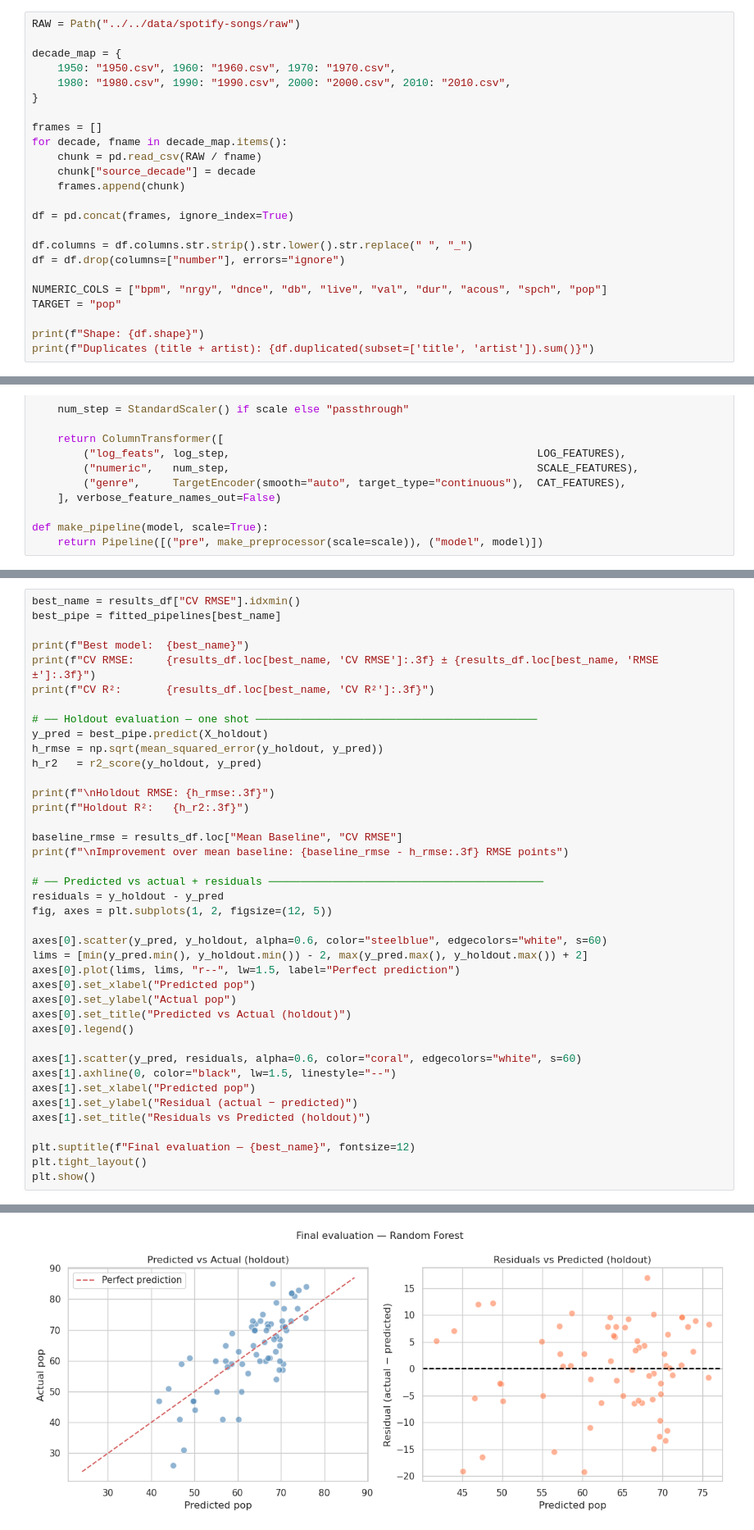
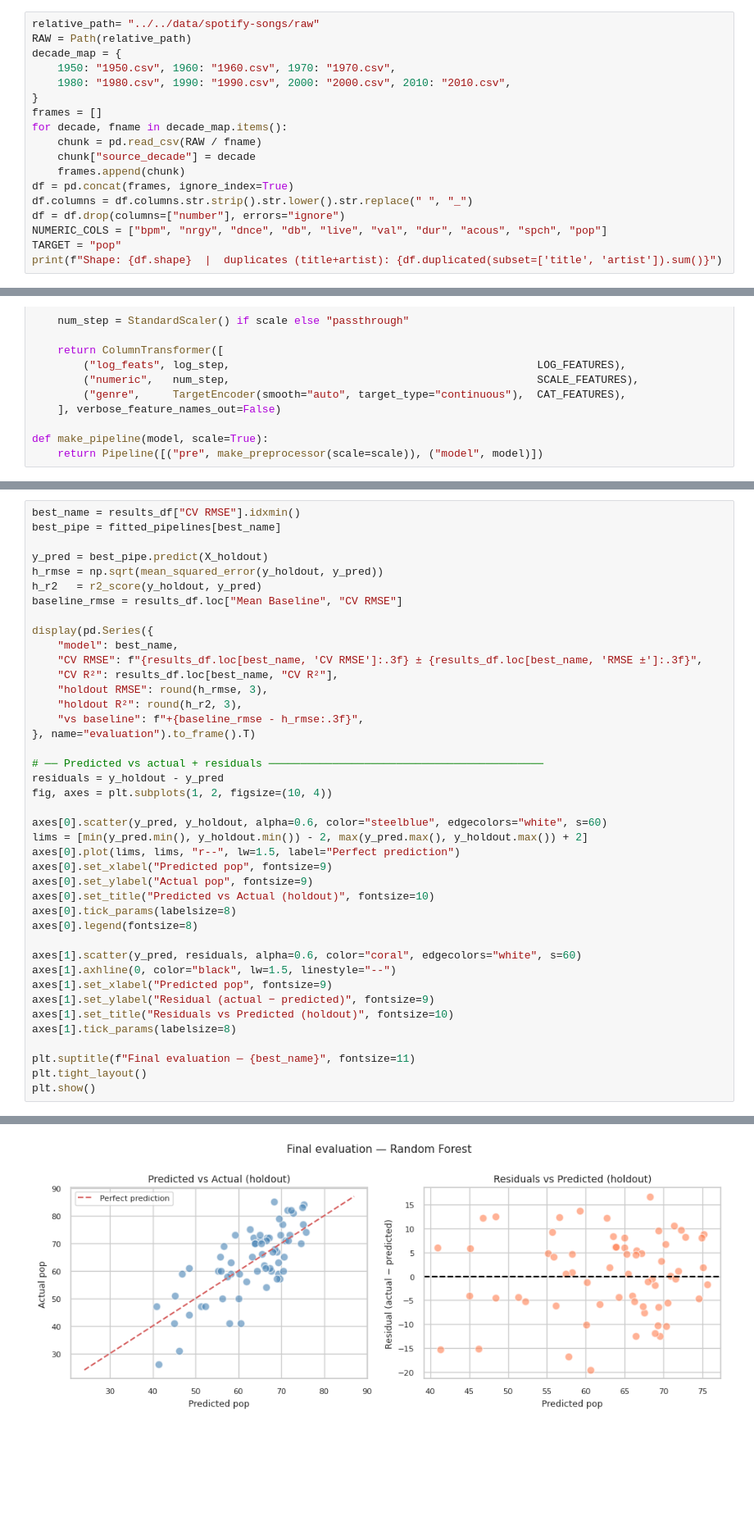
Before and after one commit to nathanorm/stats-notebook, a Jupyter notebook: notebooks/machine-learning/01-ml-tasks.ipynb, the cells around one changed output, grey strips where cells are left out. Shown at 82% size. Cells and saved outputs as stored; diff of their text form; blank space fills up the shorter version.

```diff
--- a/notebooks/machine-learning/01-ml-tasks.ipynb
+++ b/notebooks/machine-learning/01-ml-tasks.ipynb
@@ -34,27 +52,21 @@ plt.rcParams["figure.dpi"] = 100
 
 Each subsection investigates a specific aspect of the data, records an observation, and (where relevant) records a cleaning decision. All decisions are applied together at the end of this step.
 # %%
-RAW = Path("../../data/spotify-songs/raw")
-
+relative_path= "../../data/spotify-songs/raw"
+RAW = Path(relative_path)
 decade_map = {
     1950: "1950.csv", 1960: "1960.csv", 1970: "1970.csv",
     1980: "1980.csv", 1990: "1990.csv", 2000: "2000.csv", 2010: "2010.csv",
 }
-
 frames = []
 for decade, fname in decade_map.items():
     chunk = pd.read_csv(RAW / fname)
     chunk["source_decade"] = decade
     frames.append(chunk)
-
 df = pd.concat(frames, ignore_index=True)
-
 df.columns = df.columns.str.strip().str.lower().str.replace(" ", "_")
 df = df.drop(columns=["number"], errors="ignore")
-
 NUMERIC_COLS = ["bpm", "nrgy", "dnce", "db", "live", "val", "dur", "acous", "spch", "pop"]
 TARGET = "pop"
-
-print(f"Shape: {df.shape}")
-print(f"Duplicates (title + artist): {df.duplicated(subset=['title', 'artist']).sum()}")
+print(f"Shape: {df.shape}  |  duplicates (title+artist): {df.duplicated(subset=['title', 'artist']).sum()}")
 # %% [output]
@@ -485,40 +450,41 @@ The holdout set (66 songs) has not been touched at any point during training or
 best_name = results_df["CV RMSE"].idxmin()
 best_pipe = fitted_pipelines[best_name]
 
-print(f"Best model:  {best_name}")
-print(f"CV RMSE:     {results_df.loc[best_name, 'CV RMSE']:.3f} ± {results_df.loc[best_name, 'RMSE ±']:.3f}")
-print(f"CV R²:       {results_df.loc[best_name, 'CV R²']:.3f}")
-
-# ── Holdout evaluation — one shot ────────────────────────────────────────────
 y_pred = best_pipe.predict(X_holdout)
 h_rmse = np.sqrt(mean_squared_error(y_holdout, y_pred))
 h_r2   = r2_score(y_holdout, y_pred)
+baseline_rmse = results_df.loc["Mean Baseline", "CV RMSE"]
 
-print(f"\nHoldout RMSE: {h_rmse:.3f}")
-print(f"Holdout R²:   {h_r2:.3f}")
-
-baseline_rmse = results_df.loc["Mean Baseline", "CV RMSE"]
-print(f"\nImprovement over mean baseline: {baseline_rmse - h_rmse:.3f} RMSE points")
+display(pd.Series({
+    "model": best_name,
+    "CV RMSE": f"{results_df.loc[best_name, 'CV RMSE']:.3f} ± {results_df.loc[best_name, 'RMSE ±']:.3f}",
+    "CV R²": results_df.loc[best_name, "CV R²"],
+    "holdout RMSE": round(h_rmse, 3),
+    "holdout R²": round(h_r2, 3),
+    "vs baseline": f"+{baseline_rmse - h_rmse:.3f}",
+}, name="evaluation").to_frame().T)
 
 # ── Predicted vs actual + residuals ───────────────────────────────────────────
 residuals = y_holdout - y_pred
-fig, axes = plt.subplots(1, 2, figsize=(12, 5))
+fig, axes = plt.subplots(1, 2, figsize=(10, 4))
 
 axes[0].scatter(y_pred, y_holdout, alpha=0.6, color="steelblue", edgecolors="white", s=60)
 lims = [min(y_pred.min(), y_holdout.min()) - 2, max(y_pred.max(), y_holdout.max()) + 2]
 axes[0].plot(lims, lims, "r--", lw=1.5, label="Perfect prediction")
-axes[0].set_xlabel("Predicted pop")
-axes[0].set_ylabel("Actual pop")
-axes[0].set_title("Predicted vs Actual (holdout)")
-axes[0].legend()
+axes[0].set_xlabel("Predicted pop", fontsize=9)
+axes[0].set_ylabel("Actual pop", fontsize=9)
+axes[0].set_title("Predicted vs Actual (holdout)", fontsize=10)
+axes[0].tick_params(labelsize=8)
+axes[0].legend(fontsize=8)
 
 axes[1].scatter(y_pred, residuals, alpha=0.6, color="coral", edgecolors="white", s=60)
 axes[1].axhline(0, color="black", lw=1.5, linestyle="--")
-axes[1].set_xlabel("Predicted pop")
-axes[1].set_ylabel("Residual (actual − predicted)")
-axes[1].set_title("Residuals vs Predicted (holdout)")
+axes[1].set_xlabel("Predicted pop", fontsize=9)
+axes[1].set_ylabel("Residual (actual − predicted)", fontsize=9)
+axes[1].set_title("Residuals vs Predicted (holdout)", fontsize=10)
+axes[1].tick_params(labelsize=8)
 
-plt.suptitle(f"Final evaluation — {best_name}", fontsize=12)
+plt.suptitle(f"Final evaluation — {best_name}", fontsize=11)
 plt.tight_layout()
 plt.show()
 # %% [output]
@@ -533,2 +493,2 @@ Improvement over mean baseline: 5.670 RMSE points
-[figure, old version]
+[figure, new version]
 # %% [markdown]
```
Also changed, not shown: parts of 29 cells of this notebook.
